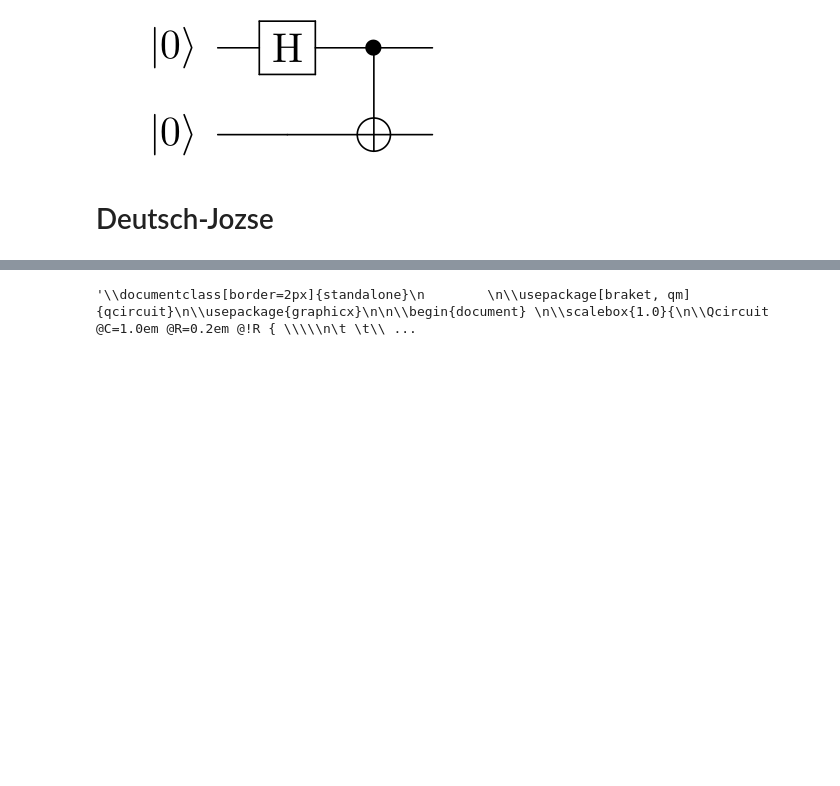
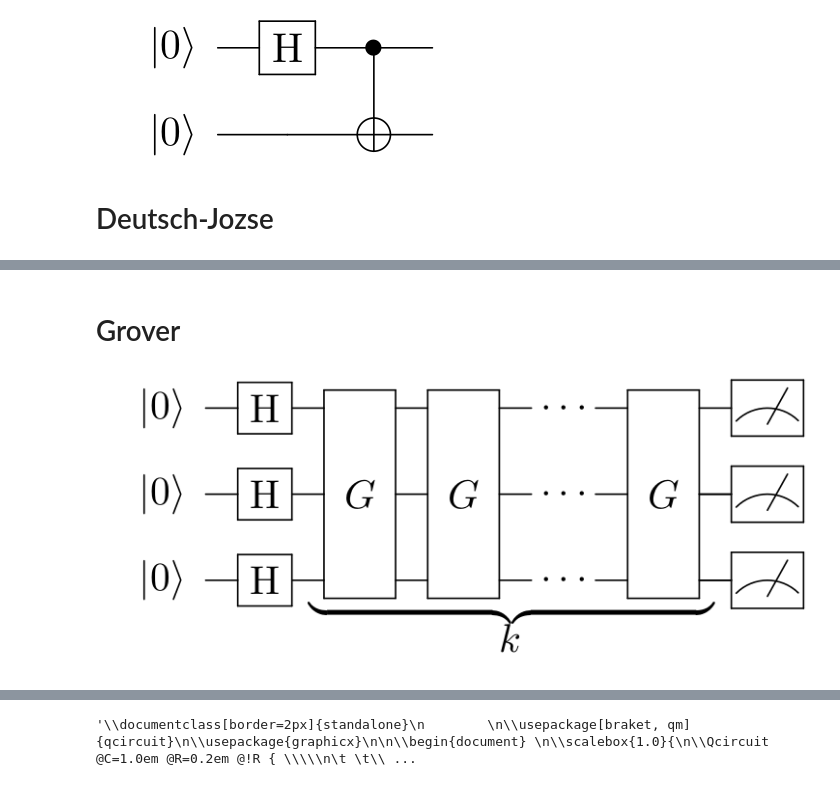
Before and after one commit to gadial/blog, a Jupyter notebook: Notebooks/Quantum Circuits.ipynb, the cells around one changed output, grey strips where cells are left out. Cells and saved outputs as stored; diff of their text form; code cells hidden in the pictures; blank space fills up the shorter version.

```diff
--- a/Notebooks/Quantum Circuits.ipynb
+++ b/Notebooks/Quantum Circuits.ipynb
@@ -86,0 +108,24 @@ draw(latex)
+# %% [markdown]
+# Grover
+# %%
+latex = r"""\documentclass[border=2px]{standalone}
+
+\usepackage[braket, qm]{qcircuit}
+\usepackage{graphicx}
+
+\begin{document}
+\scalebox{2}{
+    \Qcircuit @C=0.8em @R=0.75em {
+    \nghost{1} & \lstick{\ket{0}} & \gate{\mathrm{H}} &  \multigate{2}{G} & \multigate{2}{G} & \qw & \cdots  & & \multigate{2}{G}  & \meter \\
+    \nghost{1} & \lstick{\ket{0}} & \gate{\mathrm{H}} &  \ghost{G}        & \ghost{G}        & \qw & \cdots  & & \ghost{G}         & \meter \qw \\
+    \nghost{1} & \lstick{\ket{0}} & \gate{\mathrm{H}} &  \ghost{G}        & \ghost{G}        & \qw & \cdots  & & \ghost{G}         & \meter \qw \gategroup{1}{4}{3}{9}{.7em}{_\}} \\
+    & & & & \ \ \ \ \ \ \ k& & & & \\
+    & & & & & & & & \\
+}
+}
+
+
+\end{document}"""
+draw(latex)
+# %% [output]
+[figure, added]
```
Also changed, not shown: parts of 13 cells of this notebook, 7 other files.
